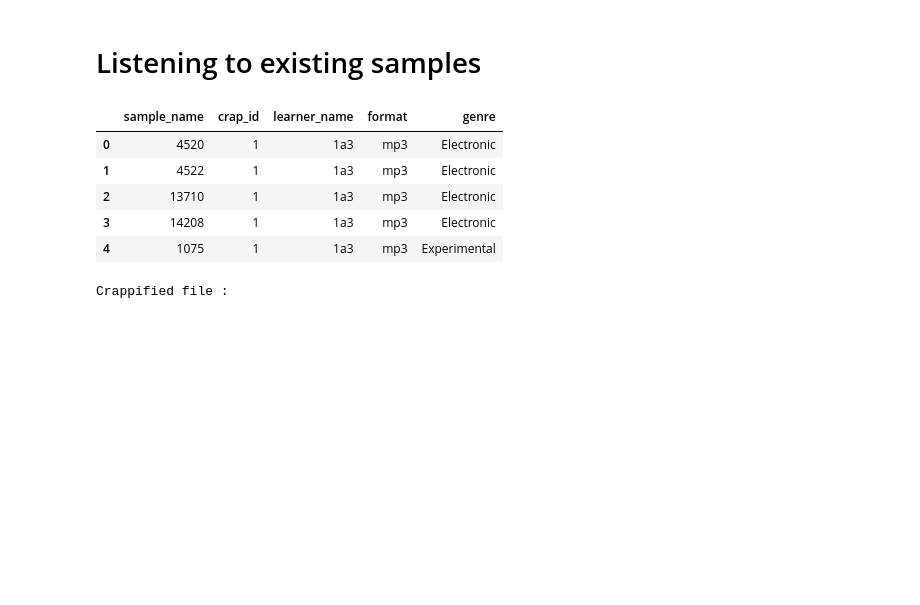
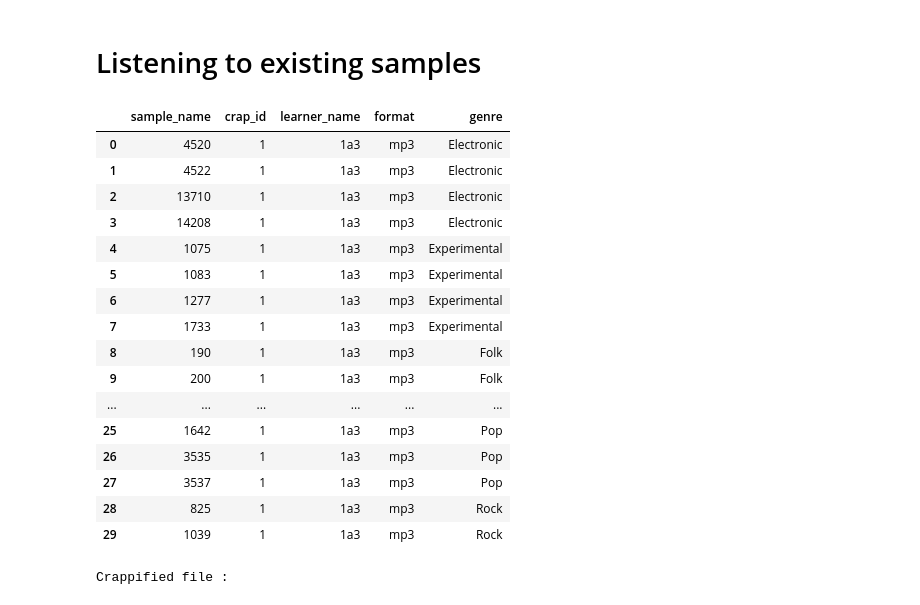
Before and after one commit to ludovicschwartz/Crystal_Clear_old, a Jupyter notebook: sample.ipynb, the cells around one changed output. Cells and saved outputs as stored; diff of their text form; code cells hidden in the pictures; blank space fills up the shorter version.

```diff
--- a/sample.ipynb
+++ b/sample.ipynb
@@ -10,14 +10,25 @@ from pydub import AudioSegment
 # %%
 meta_sample = pd.read_csv('./samples/meta_samples.csv')
 # %%
-meta_sample.head()
+meta_sample.head(30)
 # %% [output]
 |  | sample_name | crap_id | learner_name | format | genre |
 | 0 | 4520 | 1 | 1a3 | mp3 | Electronic |
 | 1 | 4522 | 1 | 1a3 | mp3 | Electronic |
 | 2 | 13710 | 1 | 1a3 | mp3 | Electronic |
 | 3 | 14208 | 1 | 1a3 | mp3 | Electronic |
 | 4 | 1075 | 1 | 1a3 | mp3 | Experimental |
+| 5 | 1083 | 1 | 1a3 | mp3 | Experimental |
+| 6 | 1277 | 1 | 1a3 | mp3 | Experimental |
+| 7 | 1733 | 1 | 1a3 | mp3 | Experimental |
+| 8 | 190 | 1 | 1a3 | mp3 | Folk |
+| 9 | 200 | 1 | 1a3 | mp3 | Folk |
+| ... | ... | ... | ... | ... | ... |
+| 25 | 1642 | 1 | 1a3 | mp3 | Pop |
+| 26 | 3535 | 1 | 1a3 | mp3 | Pop |
+| 27 | 3537 | 1 | 1a3 | mp3 | Pop |
+| 28 | 825 | 1 | 1a3 | mp3 | Rock |
+| 29 | 1039 | 1 | 1a3 | mp3 | Rock |
 # %%
 def get_sample(meta_sample, genre=None, crap_id=None, learner_name= None, n=None, return_sample=False):
     meta_sample = meta_sample
```
Also changed, not shown: parts of 6 cells of this notebook.
